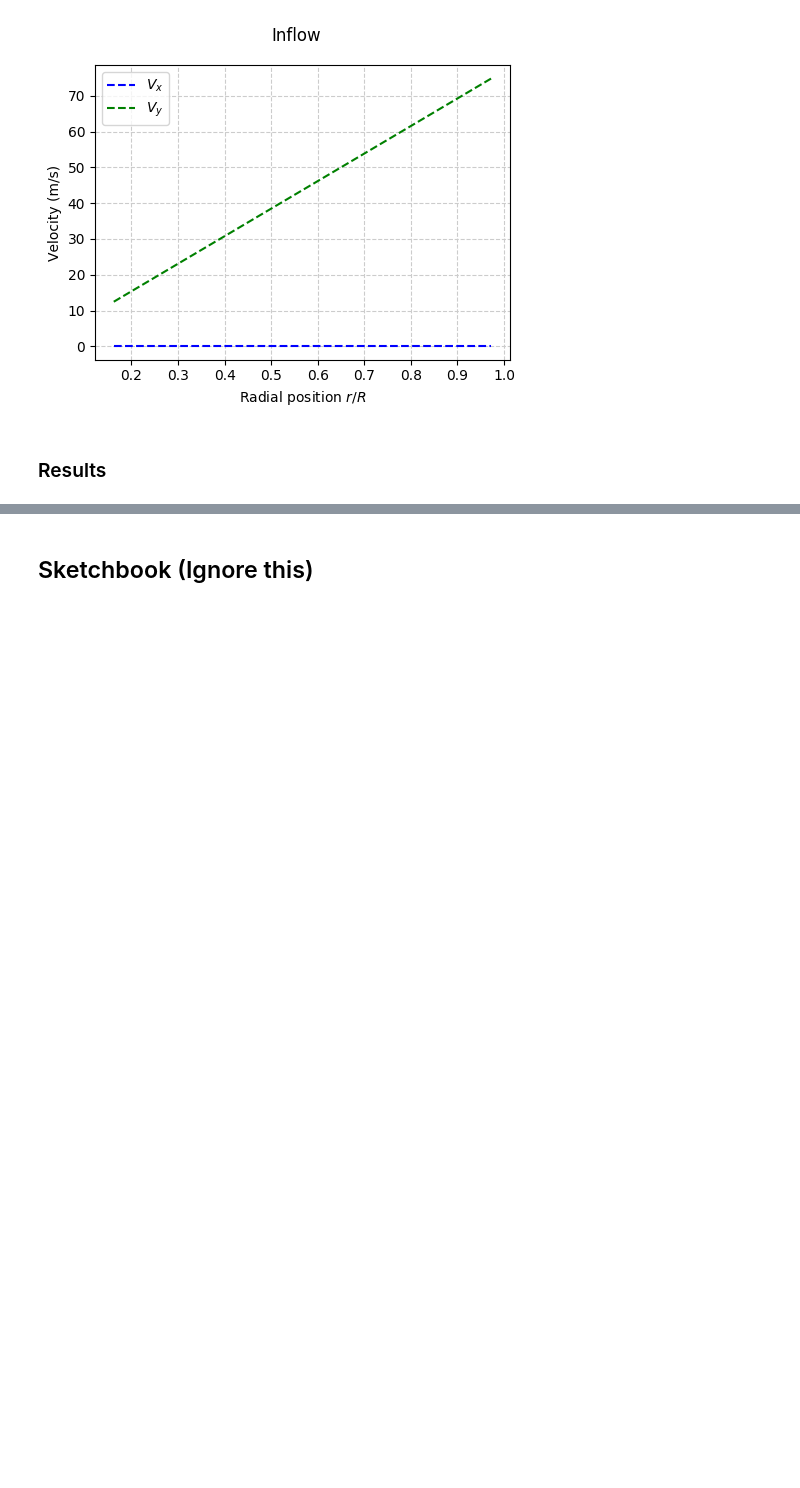
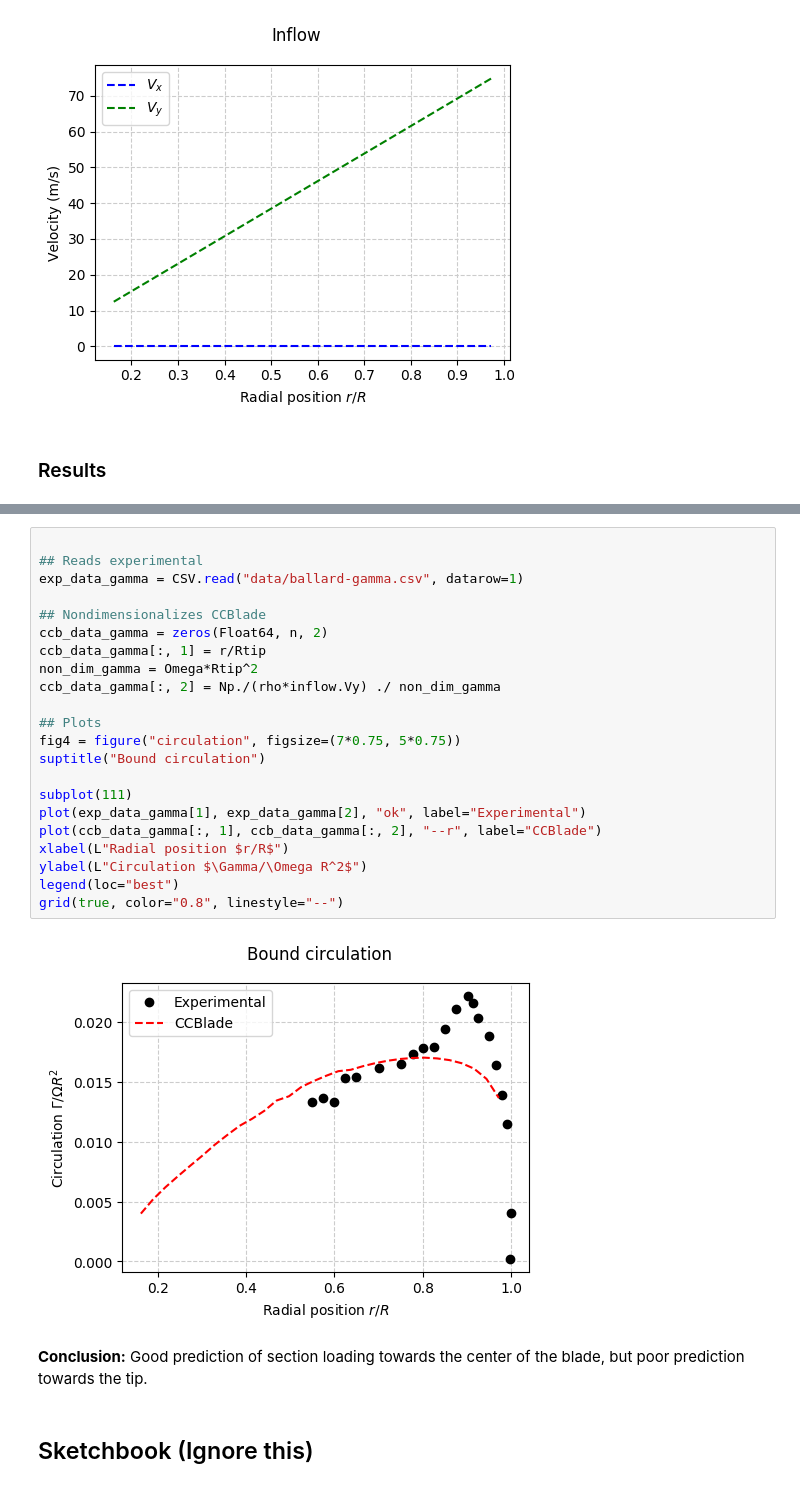
Before and after one commit to byuflowlab/CCBlade.jl, a Jupyter notebook: theory/Validation.ipynb, the cells around one changed output, grey strips where cells are left out. Saved outputs shown, nothing was run; the diff lists cells and outputs as text; blank space fills up the shorter version.

Commit message:
Circulation validation

```diff
--- a/theory/Validation.ipynb
+++ b/theory/Validation.ipynb
@@ -214,3 +200,29 @@ The section loading $\ell$ compares relatively well with the prescribed-wake met
+# %%
+
+## Reads experimental
+exp_data_gamma = CSV.read("data/ballard-gamma.csv", datarow=1)
+
+## Nondimensionalizes CCBlade
+ccb_data_gamma = zeros(Float64, n, 2)
+ccb_data_gamma[:, 1] = r/Rtip
+non_dim_gamma = Omega*Rtip^2
+ccb_data_gamma[:, 2] = Np./(rho*inflow.Vy) ./ non_dim_gamma
+
+## Plots
+fig4 = figure("circulation", figsize=(7*0.75, 5*0.75))
+suptitle("Bound circulation")
+
+subplot(111)
+plot(exp_data_gamma[1], exp_data_gamma[2], "ok", label="Experimental")
+plot(ccb_data_gamma[:, 1], ccb_data_gamma[:, 2], "--r", label="CCBlade")
+xlabel(L"Radial position $r/R$")
+ylabel(L"Circulation $\Gamma/\Omega R^2$")
+legend(loc="best")
+grid(true, color="0.8", linestyle="--")
+# %% [output]
+[figure, added]
+# %% [markdown]
+**Conclusion:** Good prediction of section loading towards the center of the blade, but poor prediction towards the tip.
 # %% [markdown]
 ## Sketchbook (Ignore this)
 # %%
```
Also changed, not shown: parts of 7 cells of this notebook, 1 other file.
